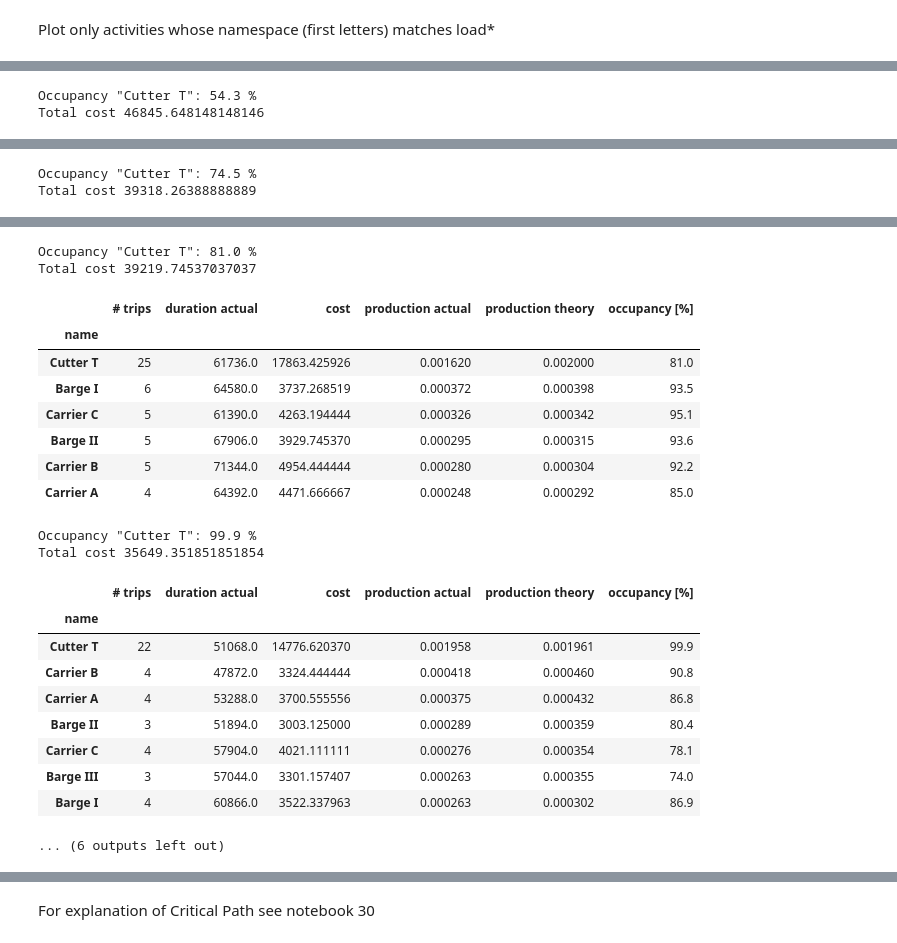
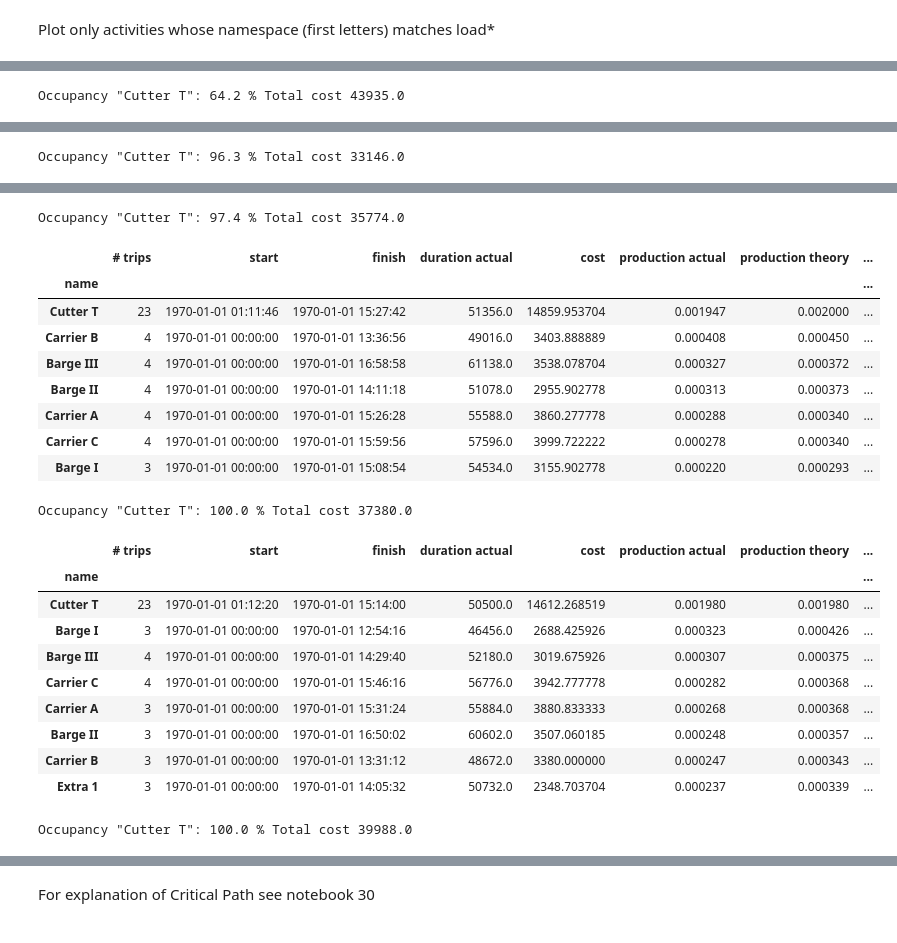
Before and after one commit to TUDelft-CITG/OpenCLSim, a Jupyter notebook: notebooks/24_cutters and barges.ipynb, the cells around one changed output, grey strips where cells are left out. Cells and saved outputs as stored; diff of their text form; code cells hidden in the pictures.

```diff
--- a/notebooks/24_cutters and barges.ipynb
+++ b/notebooks/24_cutters and barges.ipynb
@@ -112,11 +112,11 @@ def run(NR_BARGES, total_amount):
         requested_resources={}
         activities[f"activity{i}"] = model.WhileActivity(
             env=my_env,
-            name=f"while_sequential_activity_subcycle{i}",
+            name=f"while_sequential_activity_subcycle {vessel_name}",
             registry=registry,
             sub_processes=[model.SequentialActivity(
                 env=my_env,
-                name=f"sequential_activity_subcycle{i}",
+                name=f"sequential_activity_subcycle {vessel_name}",
                 registry=registry,
                 sub_processes=[
                     model.BasicActivity(
@@ -190,7 +190,7 @@ def run(NR_BARGES, total_amount):
 nbarges = len(barge_names)
 assert len(set(barge_names))==len(barge_names), 'barge_names need to be unique'
 total_amount = 100
-res = run(nbarges,total_amount)
+res = run(3,total_amount)
 vessels = res['vessels']
 activities = res['activities']
 cutter = vessels[cutter_name]
@@ -260,6 +260,8 @@ def occupancy_analysis(vessels, cutter, activities, vessel_cost):
             data.append({
                 'name':vessel.name,
                 '# trips':nr_trips,
+                'start': log.Timestamp.min(),
+                'finish': log.Timestamp.max(),
                 'duration actual': duration_actual,
                 'cost':duration_actual*vessel_cost[vessel_name]/3600/24,
                 'production actual':(nr_trips * sub_act.amount) / (duration_actual),
@@ -272,6 +274,8 @@ def occupancy_analysis(vessels, cutter, activities, vessel_cost):
     data.append({
         'name':cutter_name,
         '# trips':nr_trips_cutter,
+        'start': log.Timestamp.min(),
+        'finish': log.Timestamp.max(),
         'duration actual': duration_actual_cutter,
         'cost':duration_actual_cutter*vessel_cost[cutter_name]/3600/24,
         'production actual':(total_amount) / (duration_actual_cutter),
@@ -282,23 +286,26 @@ def occupancy_analysis(vessels, cutter, activities, vessel_cost):
     df['occupancy [%]'] = [round(x,1) for x in 100*df['production actual']/df['production theory']]
     df.set_index('name', inplace=True)
 
-    print(f'Occupancy "{cutter_name}":', df.loc[cutter_name]['occupancy [%]'],'%')
-    print(f'Total cost',df['cost'].sum())
+    print(f'Occupancy "{cutter_name}":', df.loc[cutter_name]['occupancy [%]'],'% Total cost',round(df['cost'].sum(),0))
 
     return df
 # %%
 results = []
 occupancy = []
 cost = []
-for i in range(len(barge_names)):
-    results.append(run(i+1,total_amount)) # at least 1 barge
-    vessels = results[i]['vessels']
-    activities = results[i]['activities']
+finish, duration = [], []
+n_barges = range(2,len(barge_names)) # +1 at least 1 barge
+for i in n_barges:
+    results.append(run(i,total_amount))
+    vessels = results[-1]['vessels']
+    activities = results[-1]['activities']
     cutter = vessels[cutter_name]
-    to_site = results[i][to_site_name]
-    from_site = results[i][from_site_name]
+    to_site = results[-1][to_site_name]
+    from_site = results[-1][from_site_name]
     df = occupancy_analysis(vessels, cutter, activities,vessel_cost)
     occupancy.append(df.loc[cutter_name]['occupancy [%]'])
     cost.append(df['cost'].sum())
+    finish.append(df['finish'].max())
+    duration.append((df['finish'].max() - df['start'].min()).total_seconds()/3600/24)
     display(df)
 # %% [output]
@@ -318,2 +325 @@ Total cost 58459.81481481482
-Occupancy "Cutter T": 54.3 %
-Total cost 46845.648148148146
+Occupancy "Cutter T": 64.2 % Total cost 43935.0
@@ -326,2 +333 @@ Total cost 46845.648148148146
-Occupancy "Cutter T": 74.5 %
-Total cost 39318.26388888889
+Occupancy "Cutter T": 96.3 % Total cost 33146.0
@@ -335,22 +342,22 @@ Total cost 39318.26388888889
-Occupancy "Cutter T": 81.0 %
-Total cost 39219.74537037037
+Occupancy "Cutter T": 97.4 % Total cost 35774.0
-|  | # trips | duration actual | cost | production actual | production theory | occupancy [%] |
-| name |  |  |  |  |  |  |
-| Cutter T | 25 | 61736.0 | 17863.425926 | 0.001620 | 0.002000 | 81.0 |
-| Barge I | 6 | 64580.0 | 3737.268519 | 0.000372 | 0.000398 | 93.5 |
-| Carrier C | 5 | 61390.0 | 4263.194444 | 0.000326 | 0.000342 | 95.1 |
-| Barge II | 5 | 67906.0 | 3929.745370 | 0.000295 | 0.000315 | 93.6 |
-| Carrier B | 5 | 71344.0 | 4954.444444 | 0.000280 | 0.000304 | 92.2 |
-| Carrier A | 4 | 64392.0 | 4471.666667 | 0.000248 | 0.000292 | 85.0 |
+|  | # trips | start | finish | duration actual | cost | production actual | production theory | ... |
+| name |  |  |  |  |  |  |  | ... |
+| Cutter T | 23 | 1970-01-01 01:11:46 | 1970-01-01 15:27:42 | 51356.0 | 14859.953704 | 0.001947 | 0.002000 | ... |
+| Carrier B | 4 | 1970-01-01 00:00:00 | 1970-01-01 13:36:56 | 49016.0 | 3403.888889 | 0.000408 | 0.000450 | ... |
+| Barge III | 4 | 1970-01-01 00:00:00 | 1970-01-01 16:58:58 | 61138.0 | 3538.078704 | 0.000327 | 0.000372 | ... |
+| Barge II | 4 | 1970-01-01 00:00:00 | 1970-01-01 14:11:18 | 51078.0 | 2955.902778 | 0.000313 | 0.000373 | ... |
+| Carrier A | 4 | 1970-01-01 00:00:00 | 1970-01-01 15:26:28 | 55588.0 | 3860.277778 | 0.000288 | 0.000340 | ... |
+| Carrier C | 4 | 1970-01-01 00:00:00 | 1970-01-01 15:59:56 | 57596.0 | 3999.722222 | 0.000278 | 0.000340 | ... |
+| Barge I | 3 | 1970-01-01 00:00:00 | 1970-01-01 15:08:54 | 54534.0 | 3155.902778 | 0.000220 | 0.000293 | ... |
-Occupancy "Cutter T": 99.9 %
-Total cost 35649.351851851854
+Occupancy "Cutter T": 100.0 % Total cost 37380.0
-|  | # trips | duration actual | cost | production actual | production theory | occupancy [%] |
-| name |  |  |  |  |  |  |
-| Cutter T | 22 | 51068.0 | 14776.620370 | 0.001958 | 0.001961 | 99.9 |
-| Carrier B | 4 | 47872.0 | 3324.444444 | 0.000418 | 0.000460 | 90.8 |
-| Carrier A | 4 | 53288.0 | 3700.555556 | 0.000375 | 0.000432 | 86.8 |
-| Barge II | 3 | 51894.0 | 3003.125000 | 0.000289 | 0.000359 | 80.4 |
-| Carrier C | 4 | 57904.0 | 4021.111111 | 0.000276 | 0.000354 | 78.1 |
-| Barge III | 3 | 57044.0 | 3301.157407 | 0.000263 | 0.000355 | 74.0 |
-| Barge I | 4 | 60866.0 | 3522.337963 | 0.000263 | 0.000302 | 86.9 |
+|  | # trips | start | finish | duration actual | cost | production actual | production theory | ... |
+| name |  |  |  |  |  |  |  | ... |
+| Cutter T | 23 | 1970-01-01 01:12:20 | 1970-01-01 15:14:00 | 50500.0 | 14612.268519 | 0.001980 | 0.001980 | ... |
+| Barge I | 3 | 1970-01-01 00:00:00 | 1970-01-01 12:54:16 | 46456.0 | 2688.425926 | 0.000323 | 0.000426 | ... |
+| Barge III | 4 | 1970-01-01 00:00:00 | 1970-01-01 14:29:40 | 52180.0 | 3019.675926 | 0.000307 | 0.000375 | ... |
+| Carrier C | 4 | 1970-01-01 00:00:00 | 1970-01-01 15:46:16 | 56776.0 | 3942.777778 | 0.000282 | 0.000368 | ... |
+| Carrier A | 3 | 1970-01-01 00:00:00 | 1970-01-01 15:31:24 | 55884.0 | 3880.833333 | 0.000268 | 0.000368 | ... |
+| Barge II | 3 | 1970-01-01 00:00:00 | 1970-01-01 16:50:02 | 60602.0 | 3507.060185 | 0.000248 | 0.000357 | ... |
+| Carrier B | 3 | 1970-01-01 00:00:00 | 1970-01-01 13:31:12 | 48672.0 | 3380.000000 | 0.000247 | 0.000343 | ... |
+| Extra 1 | 3 | 1970-01-01 00:00:00 | 1970-01-01 14:05:32 | 50732.0 | 2348.703704 | 0.000237 | 0.000339 | ... |
-... (6 outputs left out)
+Occupancy "Cutter T": 100.0 % Total cost 39988.0
```
Also changed, not shown: parts of 10 cells of this notebook.
